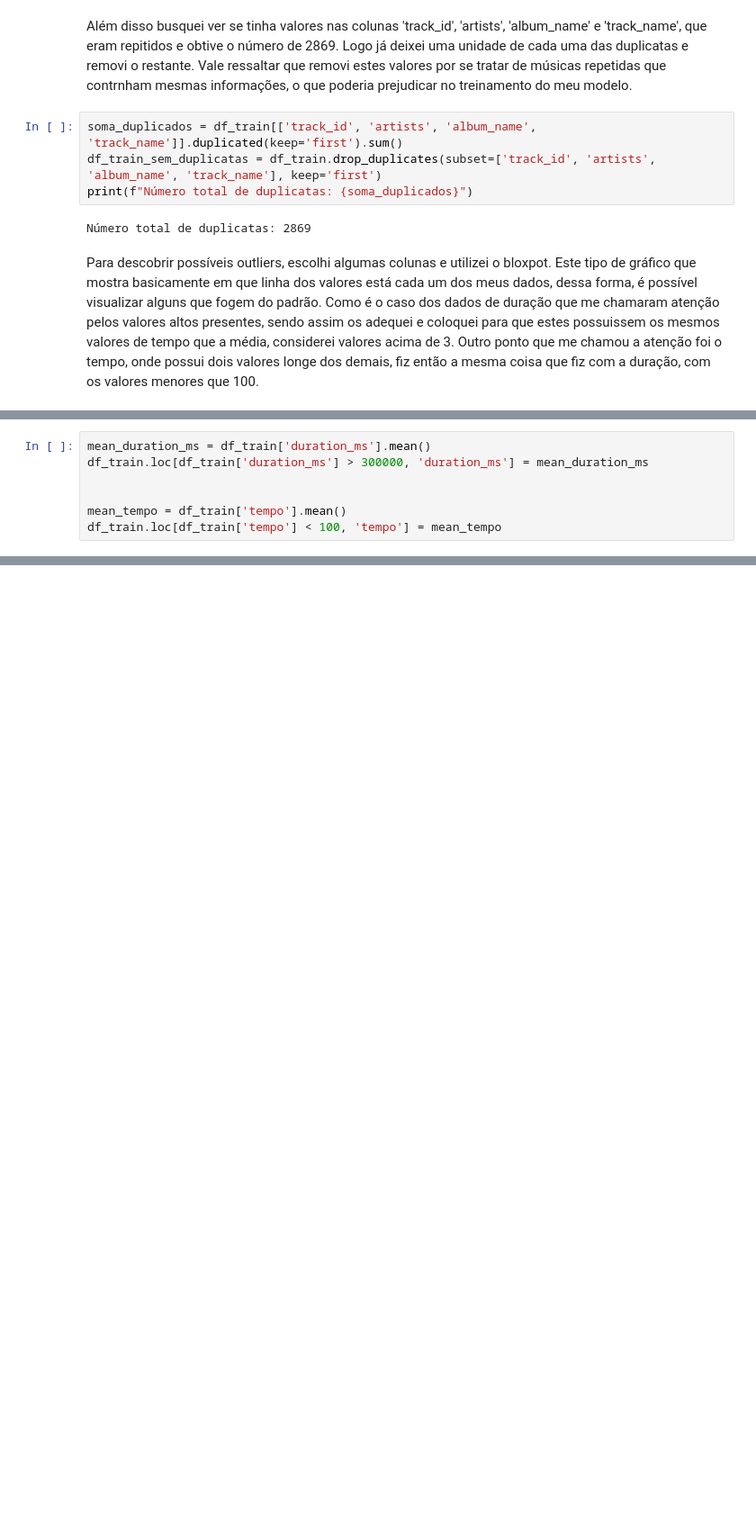
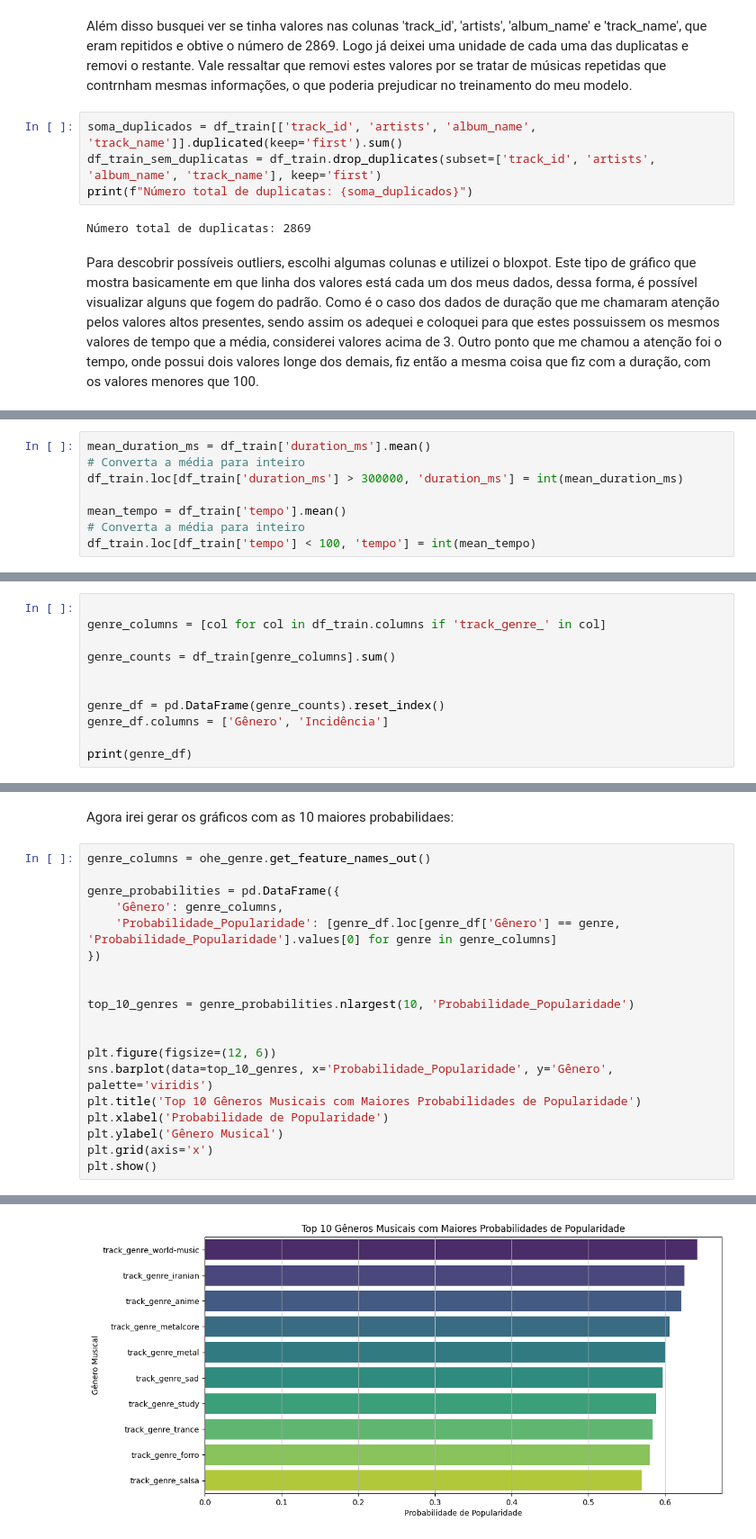
Before and after one commit to Yanomafpk/Ponderada-spotify, a Jupyter notebook: ponderada.ipynb, the cells around one changed output, grey strips where cells are left out. Shown at 90% size. Saved outputs shown, nothing was run; the diff lists cells and outputs as text; blank space fills up the shorter version.

```diff
--- a/ponderada.ipynb
+++ b/ponderada.ipynb
@@ -148,8 +148,9 @@ plt.show()
 # %%
 mean_duration_ms = df_train['duration_ms'].mean()
-df_train.loc[df_train['duration_ms'] > 300000, 'duration_ms'] = mean_duration_ms
-
+# Converta a média para inteiro
+df_train.loc[df_train['duration_ms'] > 300000, 'duration_ms'] = int(mean_duration_ms)
 
 mean_tempo = df_train['tempo'].mean()
-df_train.loc[df_train['tempo'] < 100, 'tempo'] = mean_tempo
+# Converta a média para inteiro
+df_train.loc[df_train['tempo'] < 100, 'tempo'] = int(mean_tempo)
 # %% [markdown]
@@ -156,0 +323,11 @@ Agora, após fazer isso no primeiro data frame, repeti esses passos de limpeza p
+# %%
+
+genre_columns = [col for col in df_train.columns if 'track_genre_' in col]
+
+genre_counts = df_train[genre_columns].sum()
+
+
+genre_df = pd.DataFrame(genre_counts).reset_index()
+genre_df.columns = ['Gênero', 'Incidência']
+
+print(genre_df)
@@ -156,0 +364,22 @@ Agora, após fazer isso no primeiro data frame, repeti esses passos de limpeza p
+# %% [markdown]
+Agora irei gerar os gráficos com as 10 maiores probabilidaes:
+# %%
+genre_columns = ohe_genre.get_feature_names_out()
+
+genre_probabilities = pd.DataFrame({
+    'Gênero': genre_columns,
+    'Probabilidade_Popularidade': [genre_df.loc[genre_df['Gênero'] == genre, 'Probabilidade_Popularidade'].values[0] for genre in genre_columns]
+})
+
+
+top_10_genres = genre_probabilities.nlargest(10, 'Probabilidade_Popularidade')
+
+
+plt.figure(figsize=(12, 6))
+sns.barplot(data=top_10_genres, x='Probabilidade_Popularidade', y='Gênero', palette='viridis')
+plt.title('Top 10 Gêneros Musicais com Maiores Probabilidades de Popularidade')
+plt.xlabel('Probabilidade de Popularidade')
+plt.ylabel('Gênero Musical')
+plt.grid(axis='x')
+plt.show()
+# %% [output]
@@ -156,0 +389 @@ Agora, após fazer isso no primeiro data frame, repeti esses passos de limpeza p
+[figure, added]
```
Also changed, not shown: parts of 33 cells of this notebook.
